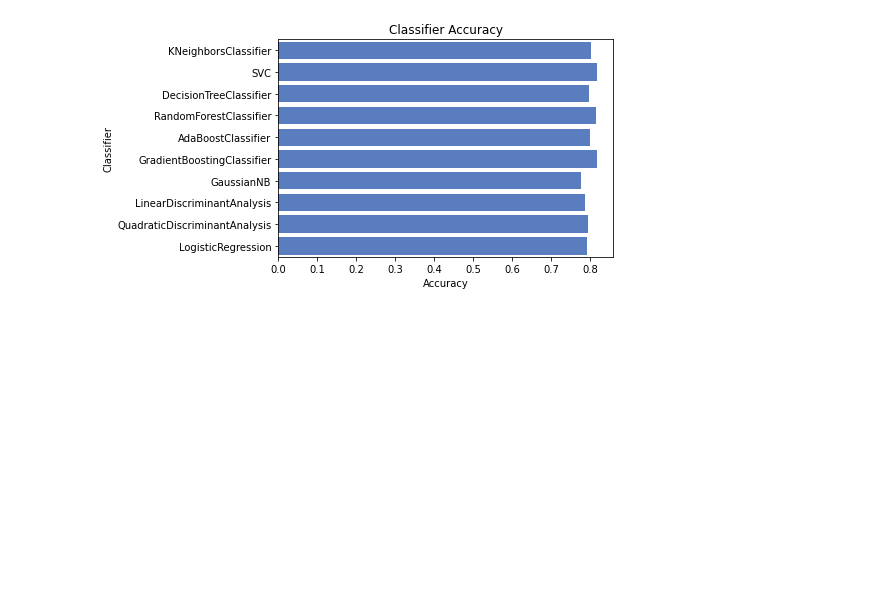
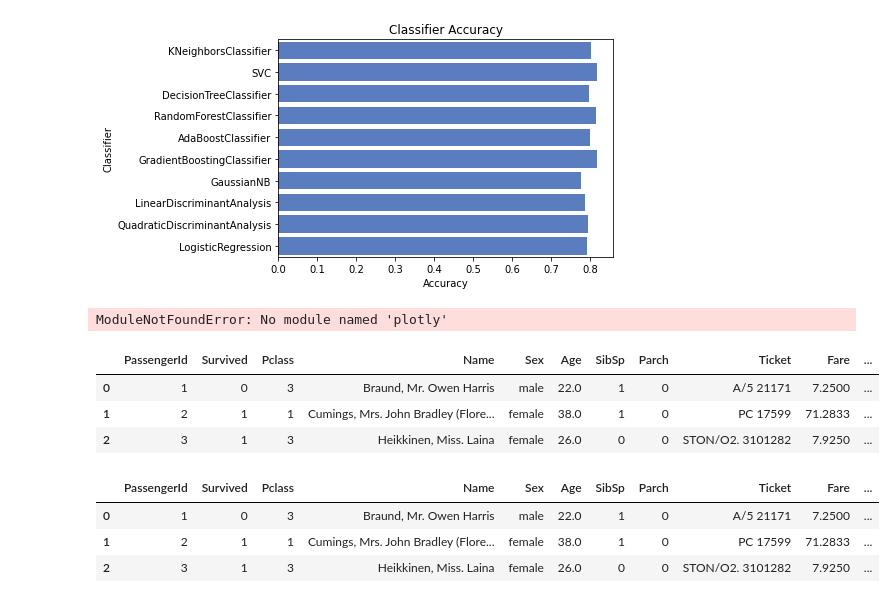
Before and after one commit to reyscode/CustomerChurnPrediction, a Jupyter notebook: notebooks/Titanic.ipynb, the cells around one changed output. Saved outputs shown, nothing was run; the diff lists cells and outputs as text; code cells hidden in the pictures; blank space fills up the shorter version.

```diff
--- a/notebooks/Titanic.ipynb
+++ b/notebooks/Titanic.ipynb
@@ -295,0 +298,53 @@ sns.barplot(x='Accuracy', y='Classifier', data=log, color="b")
+# %%
+# Load in our libraries
+import pandas as pd
+import numpy as np
+import re
+import sklearn
+import xgboost as xgb
+import seaborn as sns
+import matplotlib.pyplot as plt
+%matplotlib inline
+
+import plotly.offline as py
+py.init_notebook_mode(connected=True)
+import plotly.graph_objs as go
+import plotly.tools as tls
+
+import warnings
+warnings.filterwarnings('ignore')
+
+# Going to use these 5 base models for the stacking
+from sklearn.ensemble import (RandomForestClassifier, AdaBoostClassifier,
+                              GradientBoostingClassifier, ExtraTreesClassifier)
+from sklearn.svm import SVC
+from sklearn.cross_validation import KFold
+# %% [output]
+ModuleNotFoundError: No module named 'plotly'
+# %%
+# Load in the train and test datasets
+train = pd.read_csv('../data/train.csv')
+test = pd.read_csv('../data/test.csv')
+
+# Store our passenger ID for easy access
+PassengerId = test['PassengerId']
+
+train.head(3)
+# %% [output]
+|  | PassengerId | Survived | Pclass | Name | Sex | Age | SibSp | Parch | Ticket | Fare | ... |
+| 0 | 1 | 0 | 3 | Braund, Mr. Owen Harris | male | 22.0 | 1 | 0 | A/5 21171 | 7.2500 | ... |
+| 1 | 2 | 1 | 1 | Cumings, Mrs. John Bradley (Flore... | female | 38.0 | 1 | 0 | PC 17599 | 71.2833 | ... |
+| 2 | 3 | 1 | 3 | Heikkinen, Miss. Laina | female | 26.0 | 0 | 0 | STON/O2. 3101282 | 7.9250 | ... |
+# %%
+full_data = [train, test]
+
+# Some features of my own that I have added in
+# Gives the length of the name
+train['Name_length'] = train['Name'].apply(len)
+test['Name_length'] = test['Name'].apply(len)
+train.head(3)
+# %% [output]
+|  | PassengerId | Survived | Pclass | Name | Sex | Age | SibSp | Parch | Ticket | Fare | ... |
+| 0 | 1 | 0 | 3 | Braund, Mr. Owen Harris | male | 22.0 | 1 | 0 | A/5 21171 | 7.2500 | ... |
+| 1 | 2 | 1 | 1 | Cumings, Mrs. John Bradley (Flore... | female | 38.0 | 1 | 0 | PC 17599 | 71.2833 | ... |
+| 2 | 3 | 1 | 3 | Heikkinen, Miss. Laina | female | 26.0 | 0 | 0 | STON/O2. 3101282 | 7.9250 | ... |
```
Also changed, not shown: parts of 13 cells of this notebook, 2 other files.
